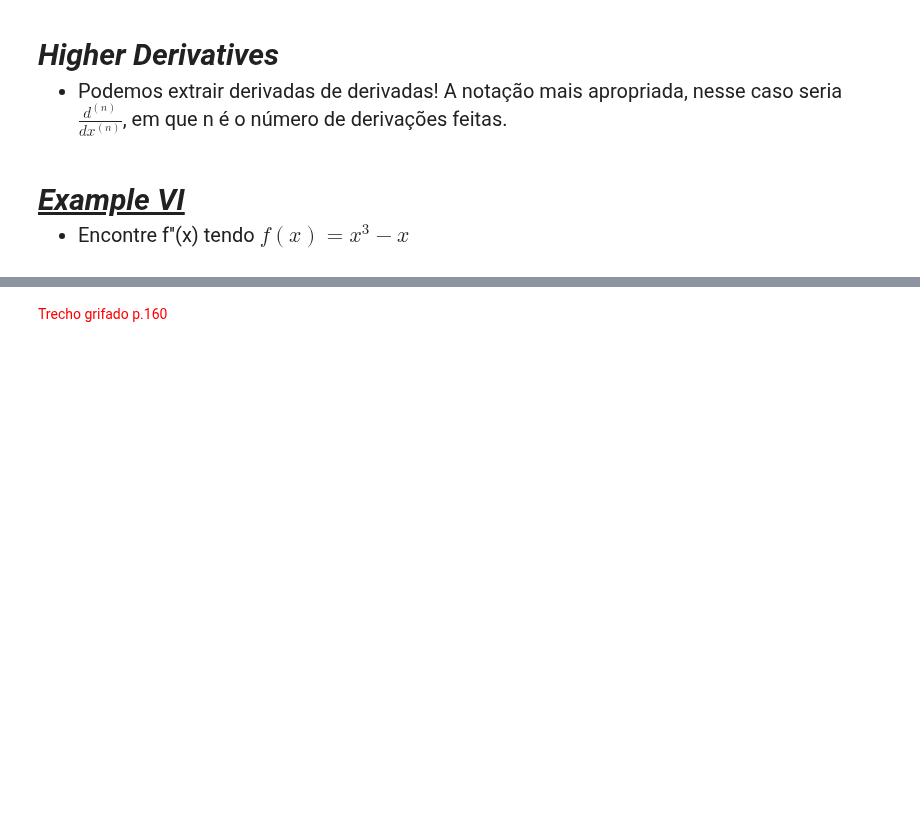
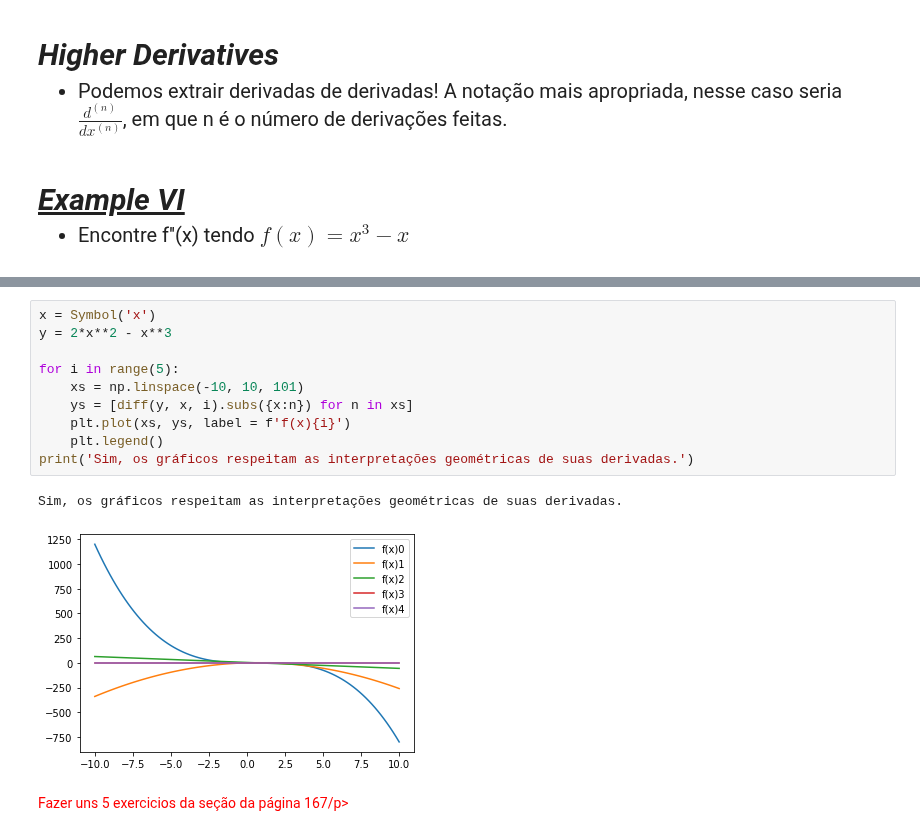
Before and after one commit to felipesveiga/Calculus, a Jupyter notebook: Chapter 2/stewart2.ipynb, the cells around one changed output, grey strips where cells are left out. Drawn from its saved outputs; the diff is of its cells as text; blank space fills up the shorter version.

```diff
--- a/Chapter 2/stewart2.ipynb
+++ b/Chapter 2/stewart2.ipynb
@@ -2122,2 +2015,15 @@ $\displaystyle 6 x$
+# %%
+x = Symbol('x')
+y = 2*x**2 - x**3
+
+for i in range(5):
+    xs = np.linspace(-10, 10, 101)
+    ys = [diff(y, x, i).subs({x:n}) for n in xs]
+    plt.plot(xs, ys, label = f'f(x){i}')
+    plt.legend()
+print('Sim, os gráficos respeitam as interpretações geométricas de suas derivadas.')
+# %% [output]
+Sim, os gráficos respeitam as interpretações geométricas de suas derivadas.
+[figure, added]
 # %% [markdown]
-<p style='color:red'> Trecho grifado p.160</p>
+<p style='color:red'> Fazer uns 5 exercicios da seção da página 167/p>
```
Also changed, not shown: parts of 70 cells of this notebook.
